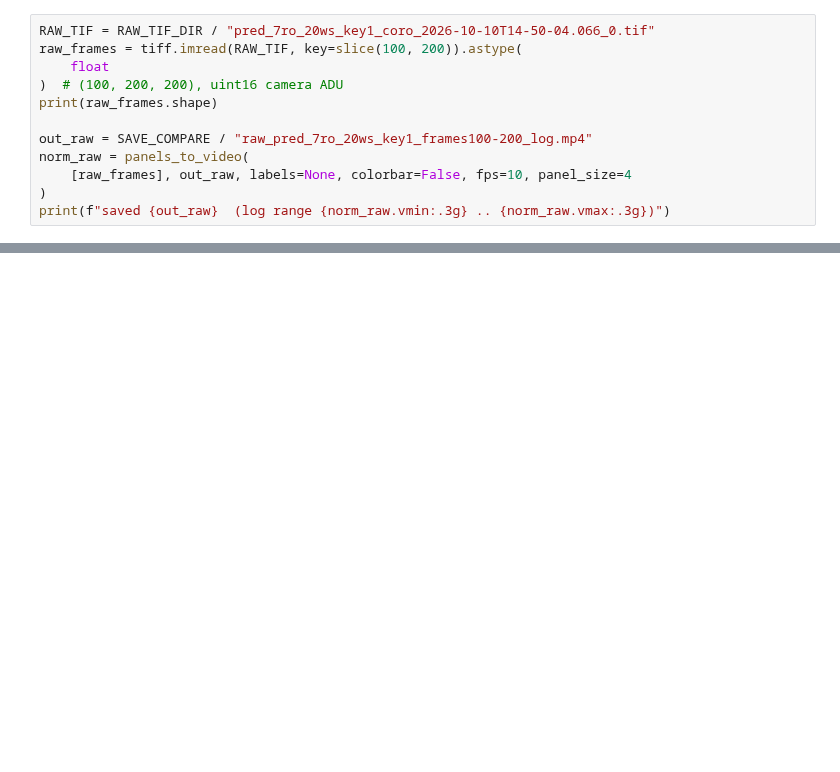
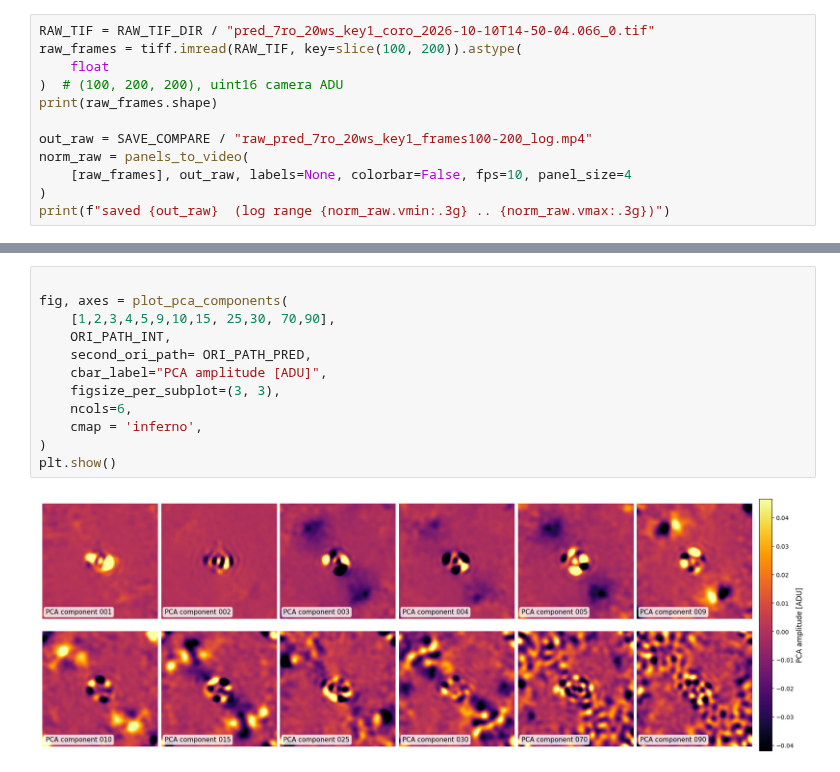
Before and after one commit to noah-bns/ESO_internship, a Jupyter notebook: notebooks/Fits_visualisation.ipynb, the cells around one changed output, grey strips where cells are left out. Saved outputs shown, nothing was run; the diff lists cells and outputs as text; blank space fills up the shorter version.

```diff
--- a/notebooks/Fits_visualisation.ipynb
+++ b/notebooks/Fits_visualisation.ipynb
@@ -475,0 +821,14 @@ print(f"saved {out_raw}  (log range {norm_raw.vmin:.3g} .. {norm_raw.vmax:.3g})"
+# %%
+
+fig, axes = plot_pca_components(
+    [1,2,3,4,5,9,10,15, 25,30, 70,90],
+    ORI_PATH_INT,
+    second_ori_path= ORI_PATH_PRED,
+    cbar_label="PCA amplitude [ADU]",
+    figsize_per_subplot=(3, 3),
+    ncols=6,
+    cmap = 'inferno',
+)
+plt.show()
+# %% [output]
+[figure, added]
```
Also changed, not shown: parts of 11 cells of this notebook, 9 other files.
